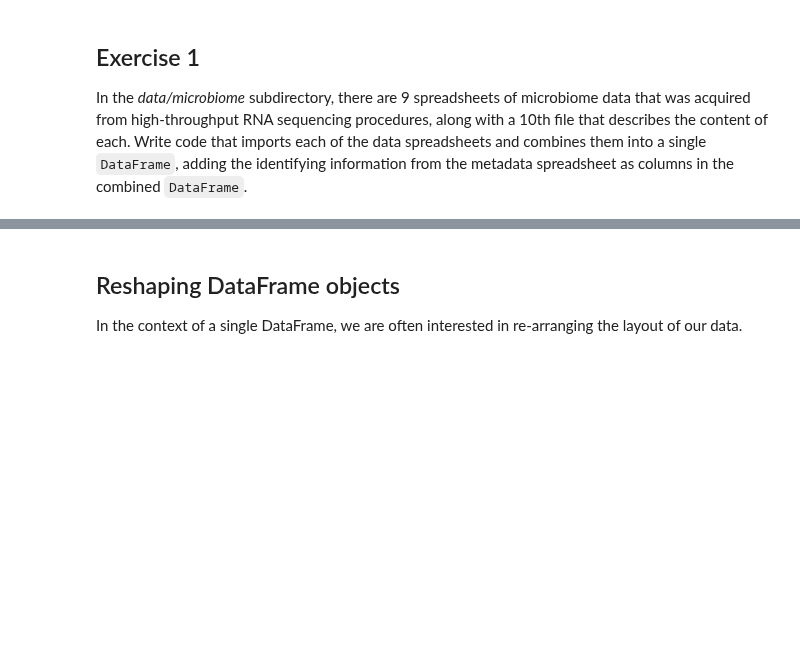
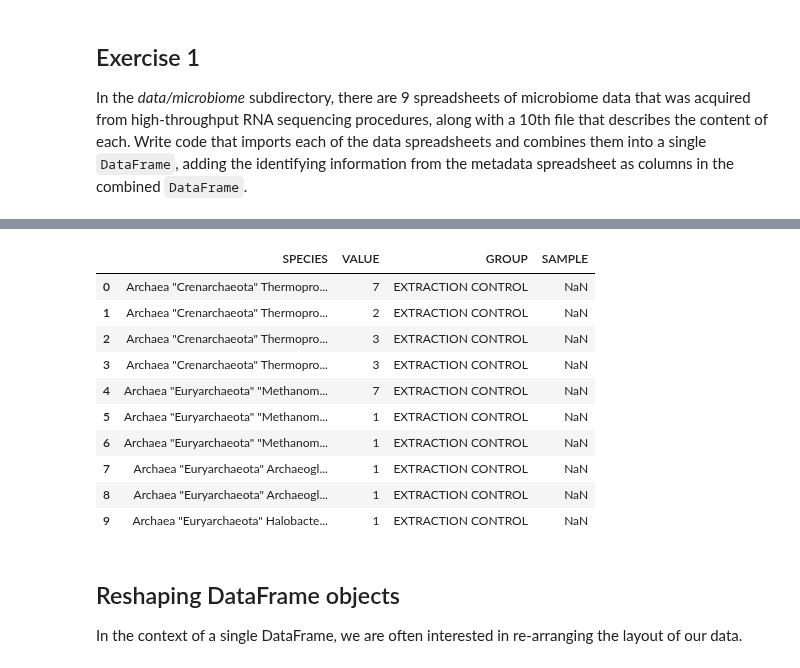
Before and after one commit to PaluchowskiMatthew/ADA-Kepler, a Jupyter notebook: 02 - Intro to Pandas/Data Wrangling with Pandas.ipynb, the cells around one changed output, grey strips where cells are left out. Cells and saved outputs as stored; diff of their text form; code cells hidden in the pictures; blank space fills up the shorter version.

Commit message:
Exercise 1: Microbiome DataFrame Combination

```diff
--- a/02 - Intro to Pandas/Data Wrangling with Pandas.ipynb
+++ b/02 - Intro to Pandas/Data Wrangling with Pandas.ipynb
@@ -320,0 +324,3 @@ In the *data/microbiome* subdirectory, there are 9 spreadsheets of microbiome da
+# %%
+meta = pd.read_excel('Data/microbiome/metadata.xls', 'Sheet1', index_col=None, header=0)
+meta.head()
@@ -321,3 +334,26 @@ In the *data/microbiome* subdirectory, there are 9 spreadsheets of microbiome da
+# %%
+df_list =[]
+for index, row in meta.iterrows():
+    single_df = pd.read_excel('Data/microbiome/'+row['BARCODE']+'.xls', 'Sheet 1', index_col=None, header=None)
+    single_df['GROUP'] = row['GROUP']
+    single_df['SAMPLE'] = row['SAMPLE']
+    df_list.append(single_df)
+combo_df = pd.concat(df_list)
+combo_df.columns = ["SPECIES", "VALUE", "GROUP", "SAMPLE"]
+combo_df.reset_index(level=None, drop=True, inplace=True, col_level=0, col_fill='')
+combo_df.head(10)
+# %% [output]
+|  | SPECIES | VALUE | GROUP | SAMPLE |
+| 0 | Archaea "Crenarchaeota" Thermopro... | 7 | EXTRACTION CONTROL | NaN |
+| 1 | Archaea "Crenarchaeota" Thermopro... | 2 | EXTRACTION CONTROL | NaN |
+| 2 | Archaea "Crenarchaeota" Thermopro... | 3 | EXTRACTION CONTROL | NaN |
+| 3 | Archaea "Crenarchaeota" Thermopro... | 3 | EXTRACTION CONTROL | NaN |
+| 4 | Archaea "Euryarchaeota" "Methanom... | 7 | EXTRACTION CONTROL | NaN |
+| 5 | Archaea "Euryarchaeota" "Methanom... | 1 | EXTRACTION CONTROL | NaN |
+| 6 | Archaea "Euryarchaeota" "Methanom... | 1 | EXTRACTION CONTROL | NaN |
+| 7 | Archaea "Euryarchaeota" Archaeogl... | 1 | EXTRACTION CONTROL | NaN |
+| 8 | Archaea "Euryarchaeota" Archaeogl... | 1 | EXTRACTION CONTROL | NaN |
+| 9 | Archaea "Euryarchaeota" Halobacte... | 1 | EXTRACTION CONTROL | NaN |
 # %% [markdown]
 ## Reshaping DataFrame objects
 
```
Also changed, not shown: parts of 3 cells of this notebook.
